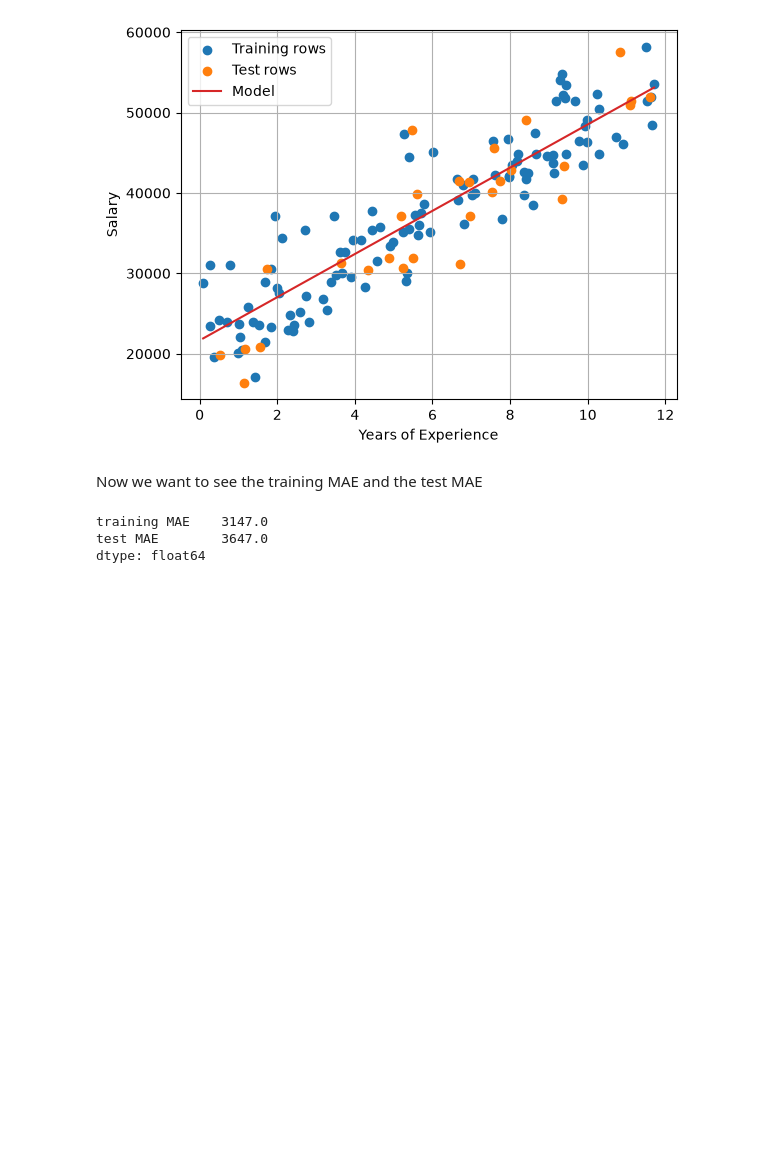
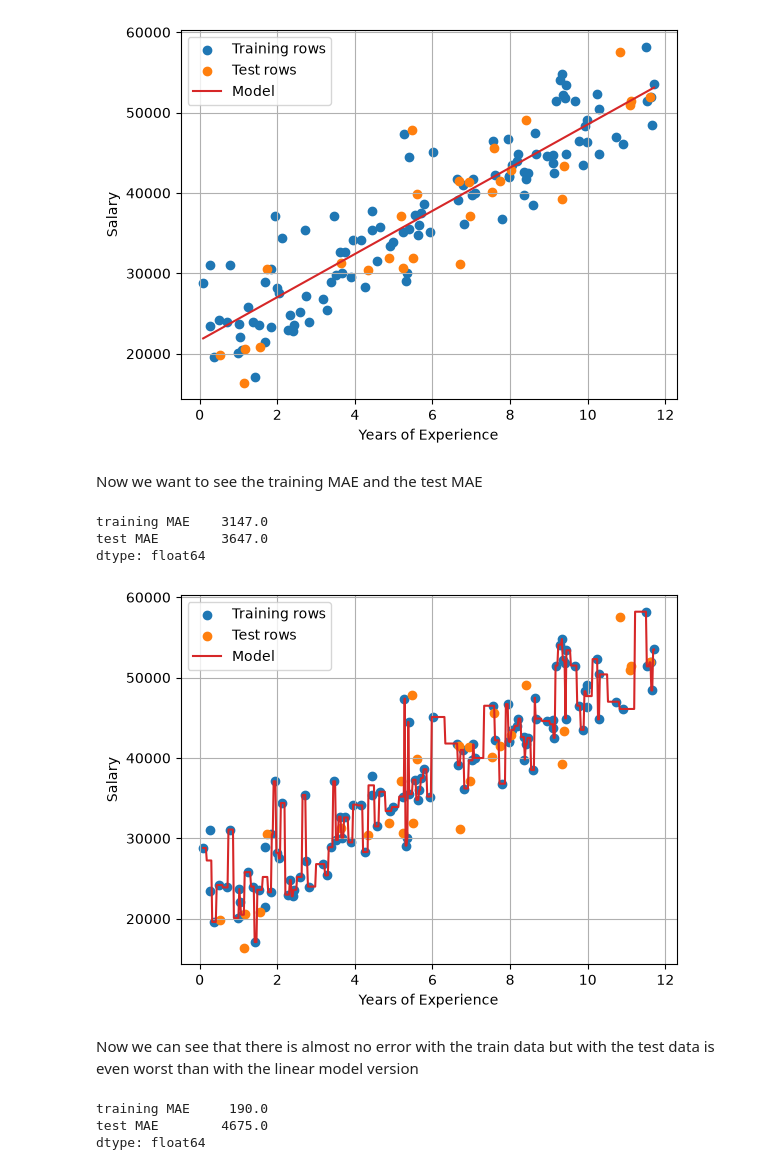
Before and after one commit to NainIglesias/supervised-learning, a Jupyter notebook: overfiting_and_the_split.ipynb, the cells around one changed output. Drawn from its saved outputs; the diff is of its cells as text; code cells hidden in the pictures; blank space fills up the shorter version.

```diff
--- a/overfiting_and_the_split.ipynb
+++ b/overfiting_and_the_split.ipynb
@@ -54,3 +54,18 @@ train_and_test_error(linear_model)
 training MAE    3147.0
 test MAE        3647.0
 dtype: float64
+# %%
+from sklearn.tree import DecisionTreeRegressor
+
+unlimited_tree = DecisionTreeRegressor(random_state=42).fit(X_train, y_train)
+plot_regression(X_train, y_train, X_test, y_test, unlimited_tree)
+# %% [output]
+[figure, added]
+# %% [markdown]
+ Now we can see that there is almost no error with the train data but with the test data is even worst than with the linear model version
+# %%
+train_and_test_error(unlimited_tree)
+# %% [output]
+training MAE     190.0
+test MAE        4675.0
+dtype: float64
```
Also changed, not shown: parts of 7 cells of this notebook.
